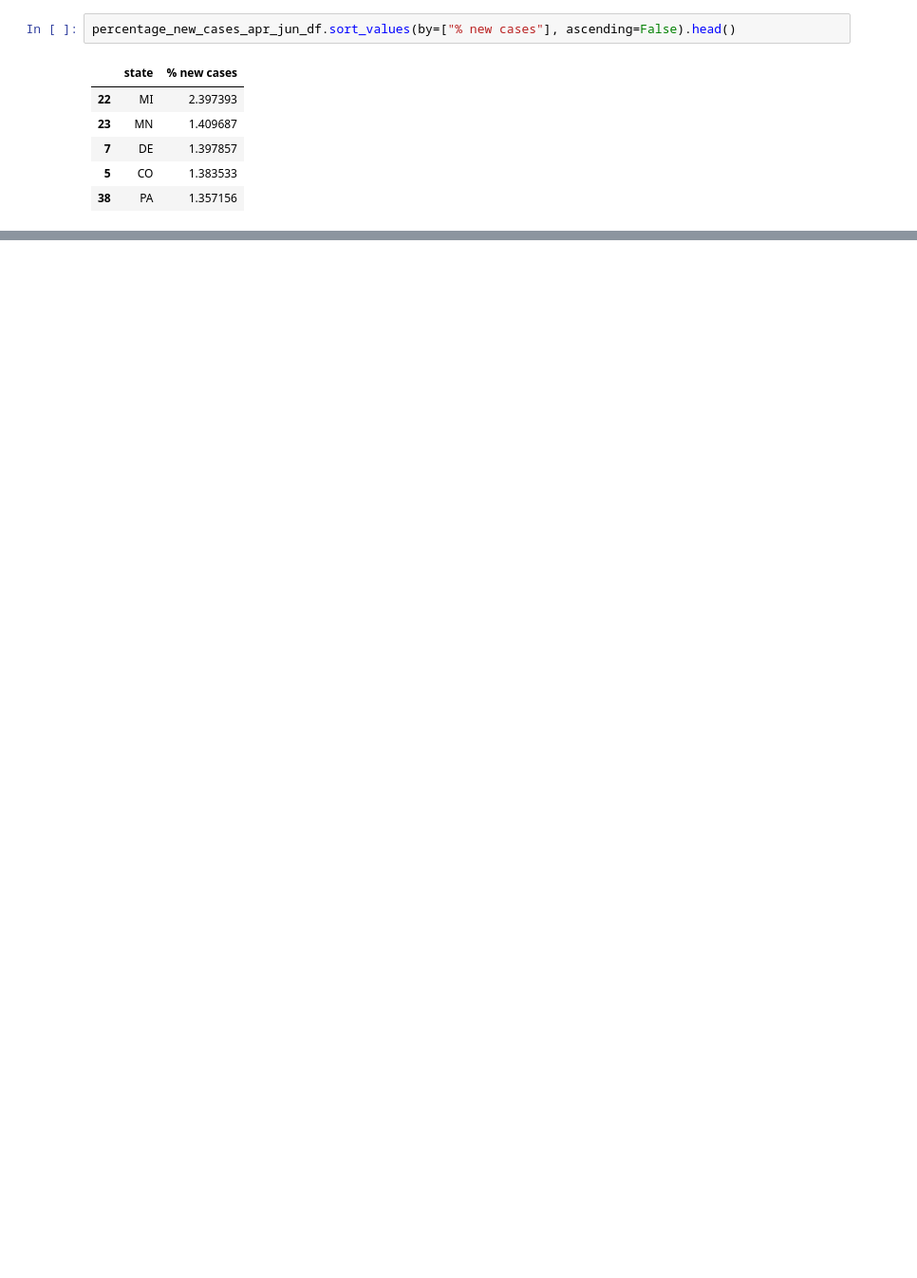
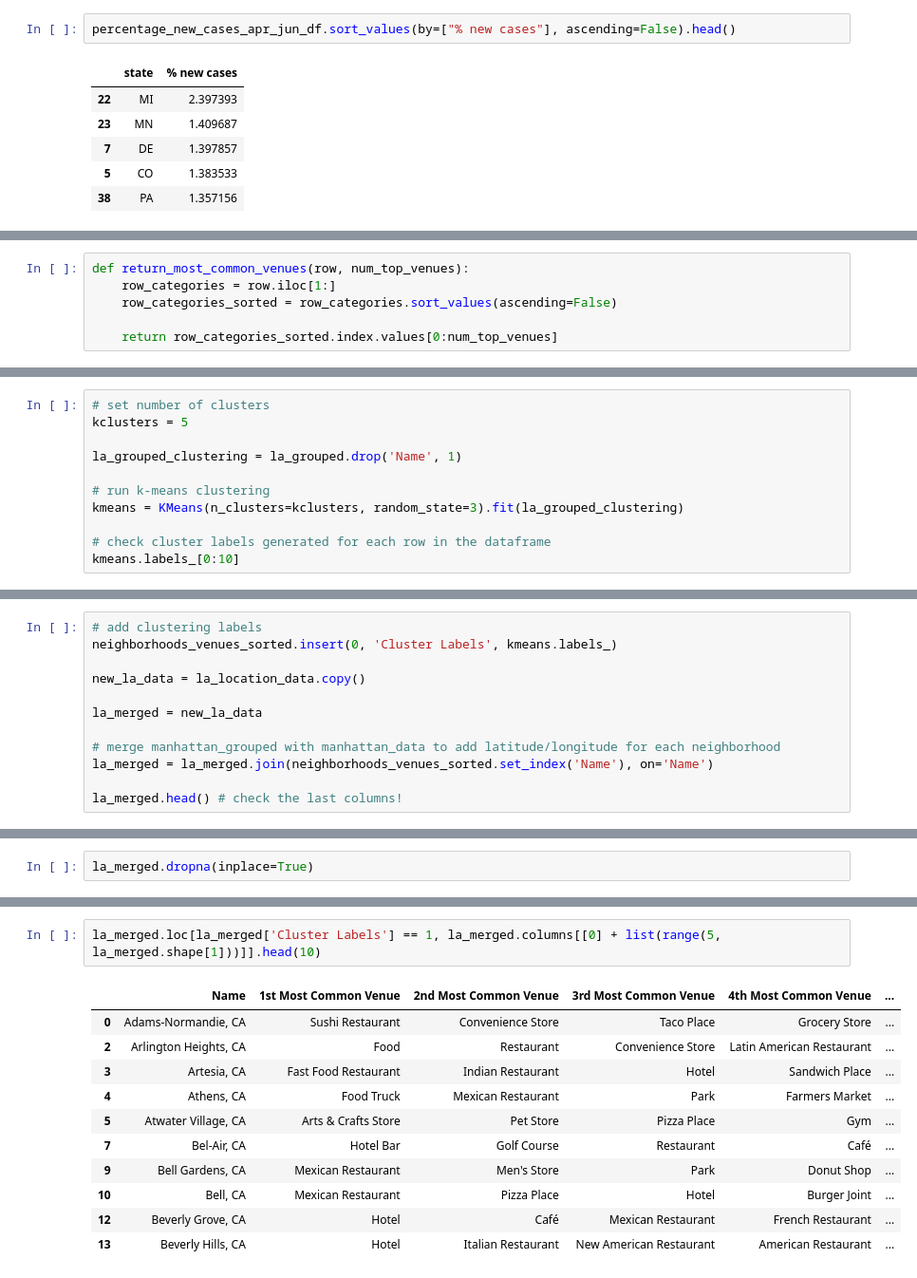
Before and after one commit to Preciuse/Coursera_Capstone, a Jupyter notebook: Capstone_Project_Week_1_Notebook.ipynb, the cells around one changed output, grey strips where cells are left out. Shown at 95% size. Drawn from its saved outputs; the diff is of its cells as text; blank space fills up the shorter version.

```diff
--- a/Capstone_Project_Week_1_Notebook.ipynb
+++ b/Capstone_Project_Week_1_Notebook.ipynb
@@ -256,0 +499,6 @@ percentage_new_cases_apr_jun_df.sort_values(by=["% new cases"], ascending=False)
+# %%
+def return_most_common_venues(row, num_top_venues):
+    row_categories = row.iloc[1:]
+    row_categories_sorted = row_categories.sort_values(ascending=False)
+
+    return row_categories_sorted.index.values[0:num_top_venues]
@@ -256,0 +533,11 @@ percentage_new_cases_apr_jun_df.sort_values(by=["% new cases"], ascending=False)
+# %%
+# set number of clusters
+kclusters = 5
+
+la_grouped_clustering = la_grouped.drop('Name', 1)
+
+# run k-means clustering
+kmeans = KMeans(n_clusters=kclusters, random_state=3).fit(la_grouped_clustering)
+
+# check cluster labels generated for each row in the dataframe
+kmeans.labels_[0:10]
@@ -256,0 +546,12 @@ percentage_new_cases_apr_jun_df.sort_values(by=["% new cases"], ascending=False)
+# %%
+# add clustering labels
+neighborhoods_venues_sorted.insert(0, 'Cluster Labels', kmeans.labels_)
+
+new_la_data = la_location_data.copy()
+
+la_merged = new_la_data
+
+# merge manhattan_grouped with manhattan_data to add latitude/longitude for each neighborhood
+la_merged = la_merged.join(neighborhoods_venues_sorted.set_index('Name'), on='Name')
+
+la_merged.head() # check the last columns!
@@ -256,0 +565,2 @@ percentage_new_cases_apr_jun_df.sort_values(by=["% new cases"], ascending=False)
+# %%
+la_merged.dropna(inplace=True)
@@ -256,0 +605,14 @@ percentage_new_cases_apr_jun_df.sort_values(by=["% new cases"], ascending=False)
+# %%
+la_merged.loc[la_merged['Cluster Labels'] == 1, la_merged.columns[[0] + list(range(5, la_merged.shape[1]))]].head(10)
+# %% [output]
+|  | Name | 1st Most Common Venue | 2nd Most Common Venue | 3rd Most Common Venue | 4th Most Common Venue | ... |
+| 0 | Adams-Normandie, CA | Sushi Restaurant | Convenience Store | Taco Place | Grocery Store | ... |
+| 2 | Arlington Heights, CA | Food | Restaurant | Convenience Store | Latin American Restaurant | ... |
+| 3 | Artesia, CA | Fast Food Restaurant | Indian Restaurant | Hotel | Sandwich Place | ... |
+| 4 | Athens, CA | Food Truck | Mexican Restaurant | Park | Farmers Market | ... |
+| 5 | Atwater Village, CA | Arts & Crafts Store | Pet Store | Pizza Place | Gym | ... |
+| 7 | Bel-Air, CA | Hotel Bar | Golf Course | Restaurant | Café | ... |
+| 9 | Bell Gardens, CA | Mexican Restaurant | Men's Store | Park | Donut Shop | ... |
+| 10 | Bell, CA | Mexican Restaurant | Pizza Place | Hotel | Burger Joint | ... |
+| 12 | Beverly Grove, CA | Hotel | Café | Mexican Restaurant | French Restaurant | ... |
+| 13 | Beverly Hills, CA | Hotel | Italian Restaurant | New American Restaurant | American Restaurant | ... |
```
Also changed, not shown: parts of 47 cells of this notebook.
